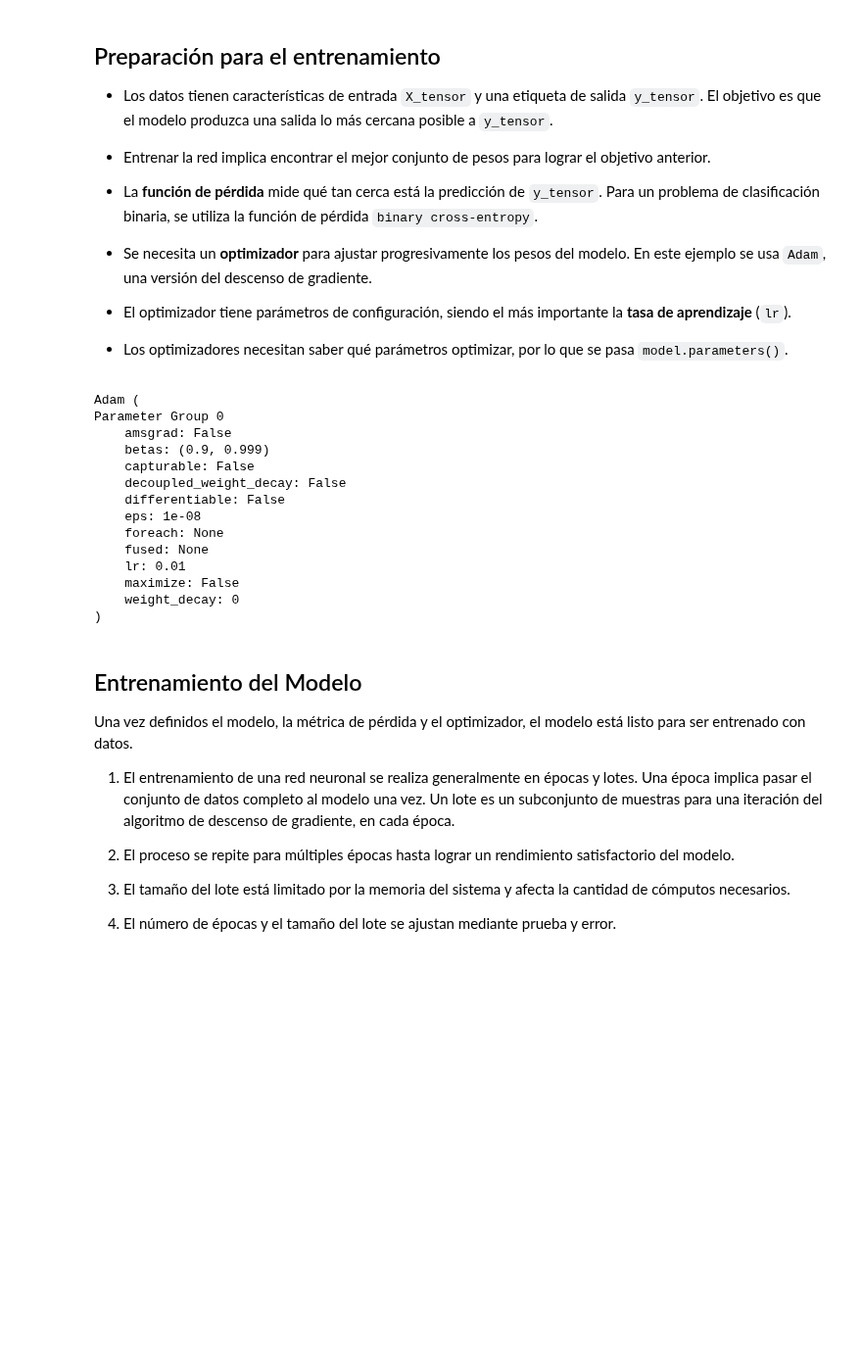
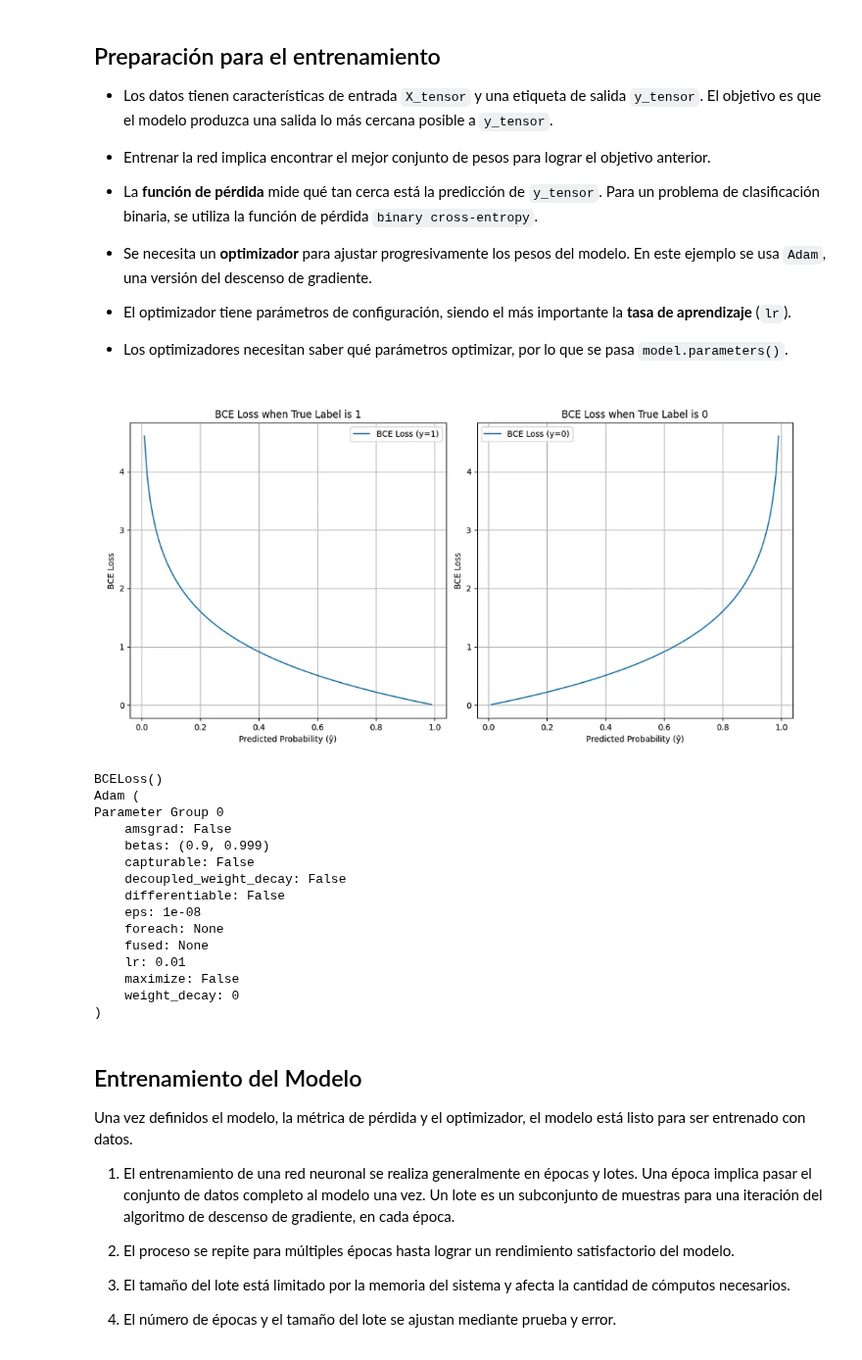
Before and after one commit to JavierPeraltaAzagra/Big-Data-e-IA, a Jupyter notebook: Sistemas de aprendizaje automático/RA5/pytorch/pytorch.ipynb, the cells around one changed output. Shown at 98% size. Drawn from its saved outputs; the diff is of its cells as text; code cells hidden in the pictures; blank space fills up the shorter version.

```diff
--- a/Sistemas de aprendizaje automático/RA5/pytorch/pytorch.ipynb
+++ b/Sistemas de aprendizaje automático/RA5/pytorch/pytorch.ipynb
@@ -651,16 +644,25 @@ Algunos optimizadores comunes son:
 - El optimizador tiene parámetros de configuración, siendo el más importante la **tasa de aprendizaje** (`lr`).
 
 - Los optimizadores necesitan saber qué parámetros optimizar, por lo que se pasa `model.parameters()`.
+# %%
+display(Image(filename="imagenes/BCELoss.png"))
+# %% [output]
+[figure, added]
 # %%
+# Referencia https://levelup.gitconnected.com/the-math-behind-nn-bceloss-8443e9067b5a
+import torch.optim as optim
+
 # definimos la función de pérdida
 loss_fn = nn.BCELoss()
-import torch.optim as optim
+
 # definimos el optimizador
 optimizador = optim.Adam(modelo.parameters(),
                         lr = 0.01)
 
+print(loss_fn)
 print(optimizador)
 # %% [output]
+BCELoss()
 Adam (
 Parameter Group 0
     amsgrad: False
```
Also changed, not shown: parts of 23 cells of this notebook, 3 other files.
